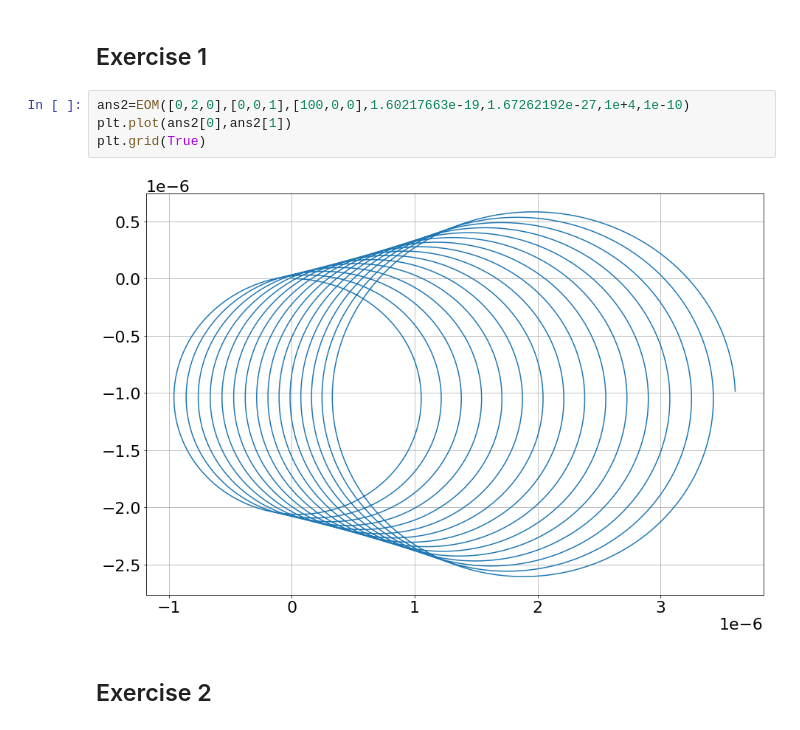
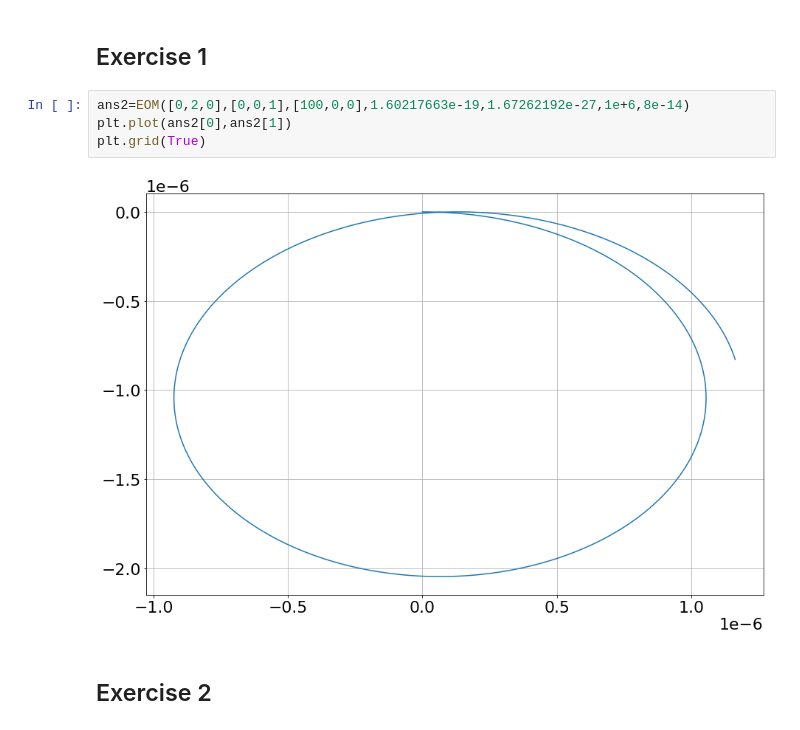
Before and after one commit to gregorycorcoran/Python-Notebooks, a Jupyter notebook: Computational Lab.ipynb, the cells around one changed output. Cells and saved outputs as stored; diff of their text form.

```diff
--- a/Computational Lab.ipynb
+++ b/Computational Lab.ipynb
@@ -53,11 +53,11 @@ plt.grid(True)
 # %% [markdown]
 ## Exercise 1
 # %%
-ans2=EOM([0,2,0],[0,0,1],[100,0,0],1.60217663e-19,1.67262192e-27,1e+4,1e-10)
+ans2=EOM([0,2,0],[0,0,1],[100,0,0],1.60217663e-19,1.67262192e-27,1e+6,8e-14)
 plt.plot(ans2[0],ans2[1])
 plt.grid(True)
 # %% [output]
-[figure, old version]
+[figure, new version]
 # %% [markdown]
 ## Exercise 2
 # %%
```
Also changed, not shown: parts of 8 cells of this notebook.
